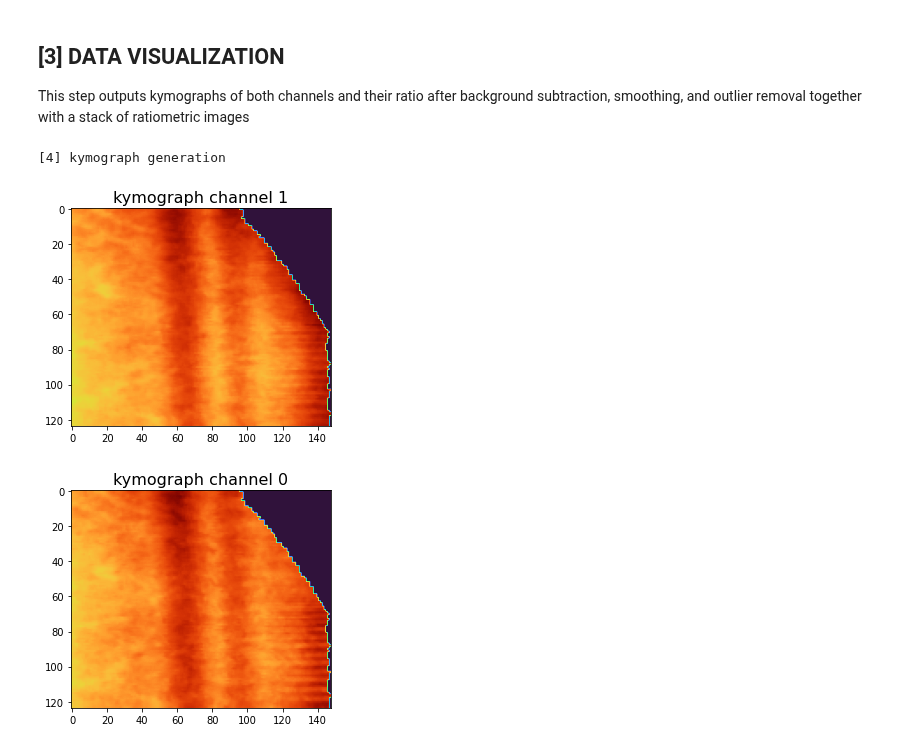
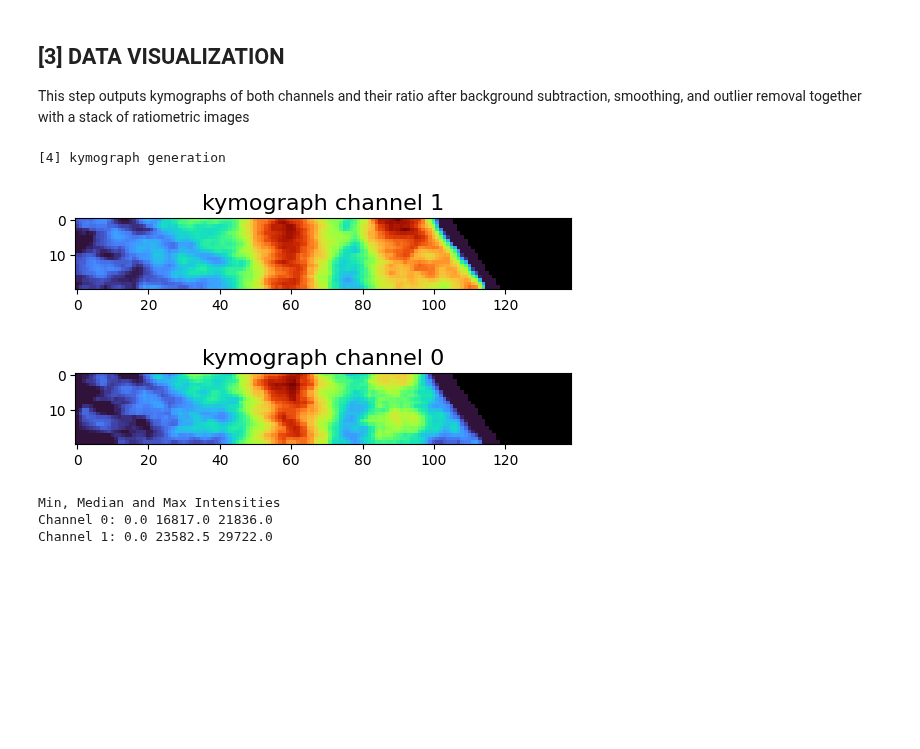
Before and after one commit to badain/amebas, a Jupyter notebook: AMEBAS_Local.ipynb, the cells around one changed output. Drawn from its saved outputs; the diff is of its cells as text; code cells hidden in the pictures; blank space fills up the shorter version.

```diff
--- a/AMEBAS_Local.ipynb
+++ b/AMEBAS_Local.ipynb
@@ -52,7 +51,7 @@ workDir = "."
 verbose = True
 
 # file reading
-filename='Kymo_Ratio.dv'
+filename='Calcium_1_20_150.tiff'
 if(".dv" in  filename):
   im = imread(f"{workDir}/data/{filename}")
 elif(".tiff" in  filename):
@@ -88,7 +92,7 @@ This step segments the cell from the background, producing a binary mask by a th
 #@title Run to detect the main cell and segment from background { display-mode: "form"}
 # 2 DETECTING THE MAIN CELL
 sigma = 2 # sigma used in preprocessing steps for thresholding
-n_points = 40 # number of points used in loess smoothing of the background threshold values
+n_points = 10 # number of points used in loess smoothing of the background threshold values
 estimate = True
 
 print('[2] main cell segmentation')
@@ -124,7 +130,7 @@ This step traces a path through the midline of the cell through skeletonization
 interpolation_fraction = .25
 extrapolation_length = -1
 last_frame = c_1.shape[0] - 1
-complete_skeletonization = True
+complete_skeletonization = False
 
 print("[3.1] skeletonization")
 if(complete_skeletonization):
@@ -140,6 +146,7 @@ else:
 if(verbose): display_single(skeleton, 'skeletonize', filename, '3_1', workDir, plt.cm.gray)
 
 angle, coordinates, growing_forward = get_growth_direction(first_skeleton_object, skeleton_object)
+print(angle, growing_forward)
 if(not complete_skeletonization):
     print("[3.2] skeleton extrapolation")
     if(interpolation_fraction > 0):
@@ -159,7 +172,7 @@ This step outputs kymographs of both channels and their ratio after background s
 # %%
 #@title Run to generate Kymograph { display-mode: "form"}
 kymograph_kernel = 3
-shift_fraction = 0.5
+shift_fraction = .70
 shifted_turbo_cmap = generate_cmap(shift_fraction)
 subtract_background_intensity = False
 remove_background = True
@@ -168,35 +181,43 @@ print("[4] kymograph generation")
 processed_c_1 = median_c_1
 if(hasTwoChannels): processed_c_0 = median_c_0
 
 if(subtract_background_intensity):
     processed_c_1 = subtract_intensity(median_c_1, thresh_c_1)
     if(hasTwoChannels): processed_c_0 = subtract_intensity(median_c_0, thresh_c_1)
 if(remove_background):
     processed_c_1 = masked_foreground(processed_c_1, mask_c_1)
     if(hasTwoChannels): processed_c_0 = masked_foreground(processed_c_0, mask_c_1)
 
 if(not complete_skeletonization):
     kymograph_c_1 = kymograph(processed_c_1, extended_skeleton.coordinates, kymograph_kernel, growing_forward)
     if(hasTwoChannels): kymograph_c_0 = kymograph(processed_c_0, extended_skeleton.coordinates, kymograph_kernel, growing_forward)
 else:
     kymograph_c_1 = kymograph_framewise(processed_c_1, skeleton_coordinates, kymograph_kernel, growing_forward)
     if(hasTwoChannels): kymograph_c_0 = kymograph_framewise(processed_c_0, skeleton_coordinates, kymograph_kernel, growing_forward)
 
 # output
 if(complete_skeletonization or remove_background): cmap = shifted_turbo_cmap
 else: cmap = plt.cm.turbo
 
 if(verbose): display_single(kymograph_c_1, 'kymograph channel 1', filename, '4', workDir, cmap)
 plt.imsave(f'{workDir}/out/{filename}_kymograph_c_1.png', kymograph_c_1, cmap=cmap)
 np.savetxt(f"{workDir}/out/{filename}_kymograph_c_1.csv", kymograph_c_1, delimiter=",")
 if(hasTwoChannels):
     if(verbose): display_single(kymograph_c_0, 'kymograph channel 0', filename, '4', workDir, cmap)
     plt.imsave(f'{workDir}/out/{filename}_kymograph_c_0.png', kymograph_c_0, cmap=cmap)
     np.savetxt(f"{workDir}/out/{filename}_kymograph_c_0.csv", kymograph_c_0, delimiter=",")
 # %% [output]
 [4] kymograph generation
-[figure, old version]
+[figure, new version]
-[figure, old version]
+[figure, new version]
+# %%
+print("Min, Median and Max Intensities")
+print("Channel 0:", np.amin(kymograph_c_0), np.median(kymograph_c_0), np.amax(kymograph_c_0))
+print("Channel 1:", np.amin(kymograph_c_1), np.median(kymograph_c_1), np.amax(kymograph_c_1))
+# %% [output]
+Min, Median and Max Intensities
+Channel 0: 0.0 16817.0 21836.0
+Channel 1: 0.0 23582.5 29722.0
 # %%
 #@title Run to generate the Ratiometric Timelapse { display-mode: "form"}
 smooth_ratio = False
```
Also changed, not shown: parts of 8 cells of this notebook.
